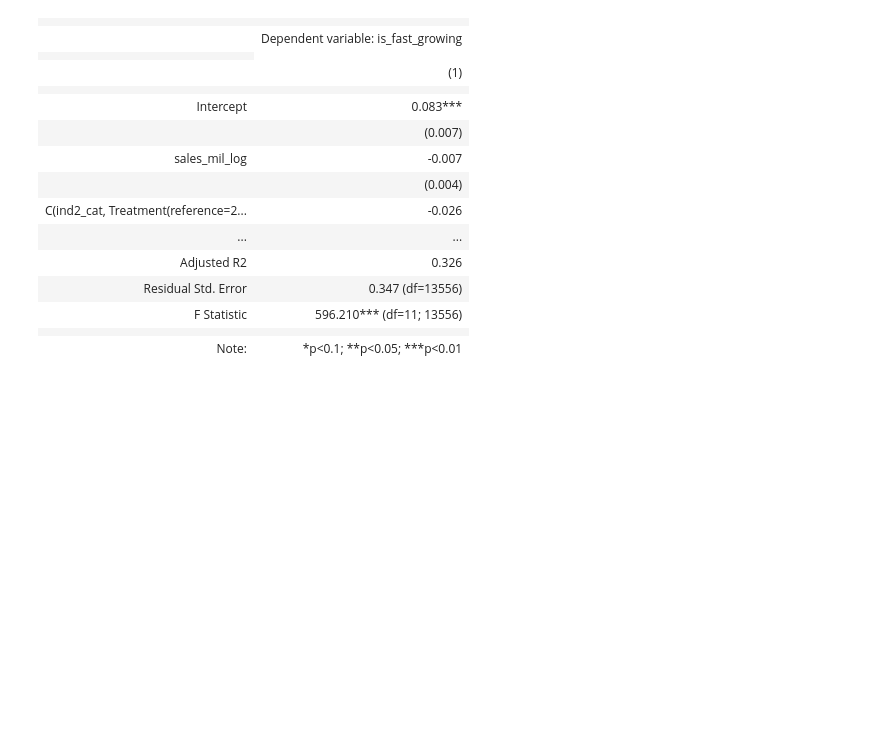
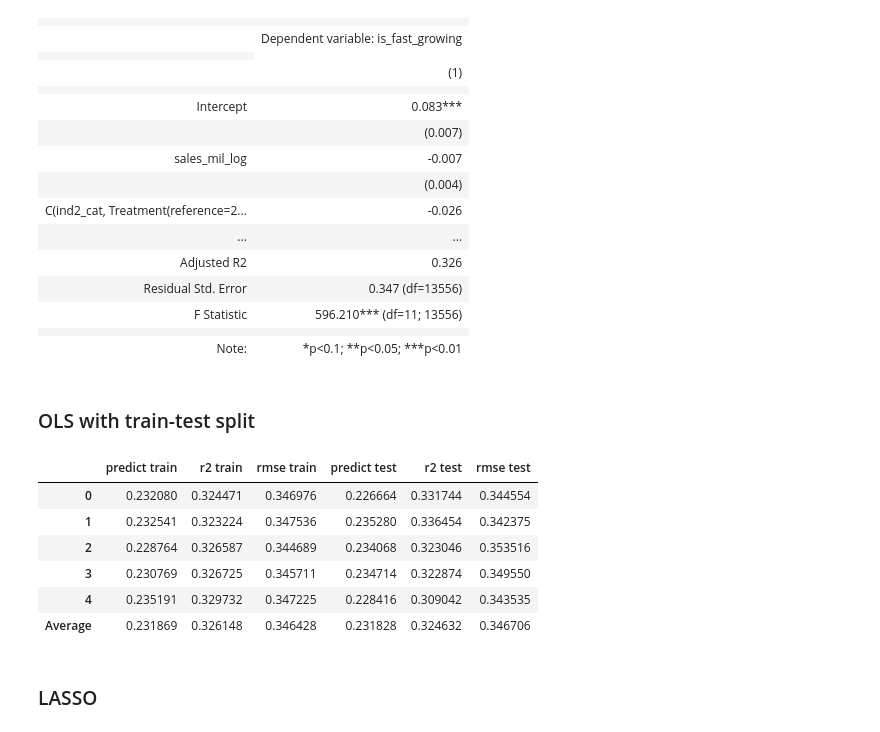
Before and after one commit to 4mbrus/Data-Analysis-3, a Jupyter notebook: Assignment 2/assignment_2.ipynb, the cells around one changed output. Saved outputs shown, nothing was run; the diff lists cells and outputs as text; code cells hidden in the pictures; blank space fills up the shorter version.

```diff
--- a/Assignment 2/assignment_2.ipynb
+++ b/Assignment 2/assignment_2.ipynb
@@ -205,0 +212,2 @@ k = KFold(n_splits=5, shuffle=True, random_state=None)
+# %% [markdown]
+### OLS with train-test split
@@ -205,0 +220,48 @@ k = KFold(n_splits=5, shuffle=True, random_state=None)
+# %%
+rmse_modelx1_test, r2_modelx1_test, pred_modelx1_test = [], [], []
+rmse_modelx1_train, r2_modelx1_train, pred_modelx1_train = [], [], []
+
+
+k = KFold(n_splits=5, shuffle=True, random_state=42)
+
+for train_index, test_index in k.split(firms_df):
+    # Select and add constant to X
+    X_train = sm.add_constant(X1.iloc[train_index])
+    X_test = sm.add_constant(X1.iloc[test_index])
+    y_train, y_test = y.iloc[train_index], y.iloc[test_index]
+
+    # Fit and Predict
+    mod1 = sm.OLS(y_train, X_train).fit()
+    y_pred_test = mod1.predict(X_test) # Use X_test here
+    y_pred_train = mod1.predict(X_train)
+
+    # Store results
+    pred_modelx1_test.append(np.mean(y_pred_test))
+    rmse_modelx1_test.append(np.sqrt(mean_squared_error(y_test, y_pred_test)))
+    r2_modelx1_test.append(r2_score(y_test, y_pred_test))
+
+    pred_modelx1_train.append(np.mean(y_pred_train))
+    rmse_modelx1_train.append(np.sqrt(mean_squared_error(y_train, y_pred_train)))
+    r2_modelx1_train.append(r2_score(y_train, y_pred_train))
+# %%
+results_modelx1 = {
+        "predict train": pred_modelx1_train,
+        "r2 train": r2_modelx1_train,
+        "rmse train": rmse_modelx1_train,
+        "predict test": pred_modelx1_test,
+        "r2 test": r2_modelx1_test,
+        "rmse test": rmse_modelx1_test
+    }
+
+results_modelx1 = pd.concat([pd.DataFrame(results_modelx1), pd.DataFrame(pd.DataFrame(results_modelx1).mean(), columns=["Average"]).T])
+results_modelx1
+# %% [output]
+|  | predict train | r2 train | rmse train | predict test | r2 test | rmse test |
+| 0 | 0.232080 | 0.324471 | 0.346976 | 0.226664 | 0.331744 | 0.344554 |
+| 1 | 0.232541 | 0.323224 | 0.347536 | 0.235280 | 0.336454 | 0.342375 |
+| 2 | 0.228764 | 0.326587 | 0.344689 | 0.234068 | 0.323046 | 0.353516 |
+| 3 | 0.230769 | 0.326725 | 0.345711 | 0.234714 | 0.322874 | 0.349550 |
+| 4 | 0.235191 | 0.329732 | 0.347225 | 0.228416 | 0.309042 | 0.343535 |
+| Average | 0.231869 | 0.326148 | 0.346428 | 0.231828 | 0.324632 | 0.346706 |
+# %% [markdown]
+### LASSO
```
Also changed, not shown: parts of 23 cells of this notebook.
